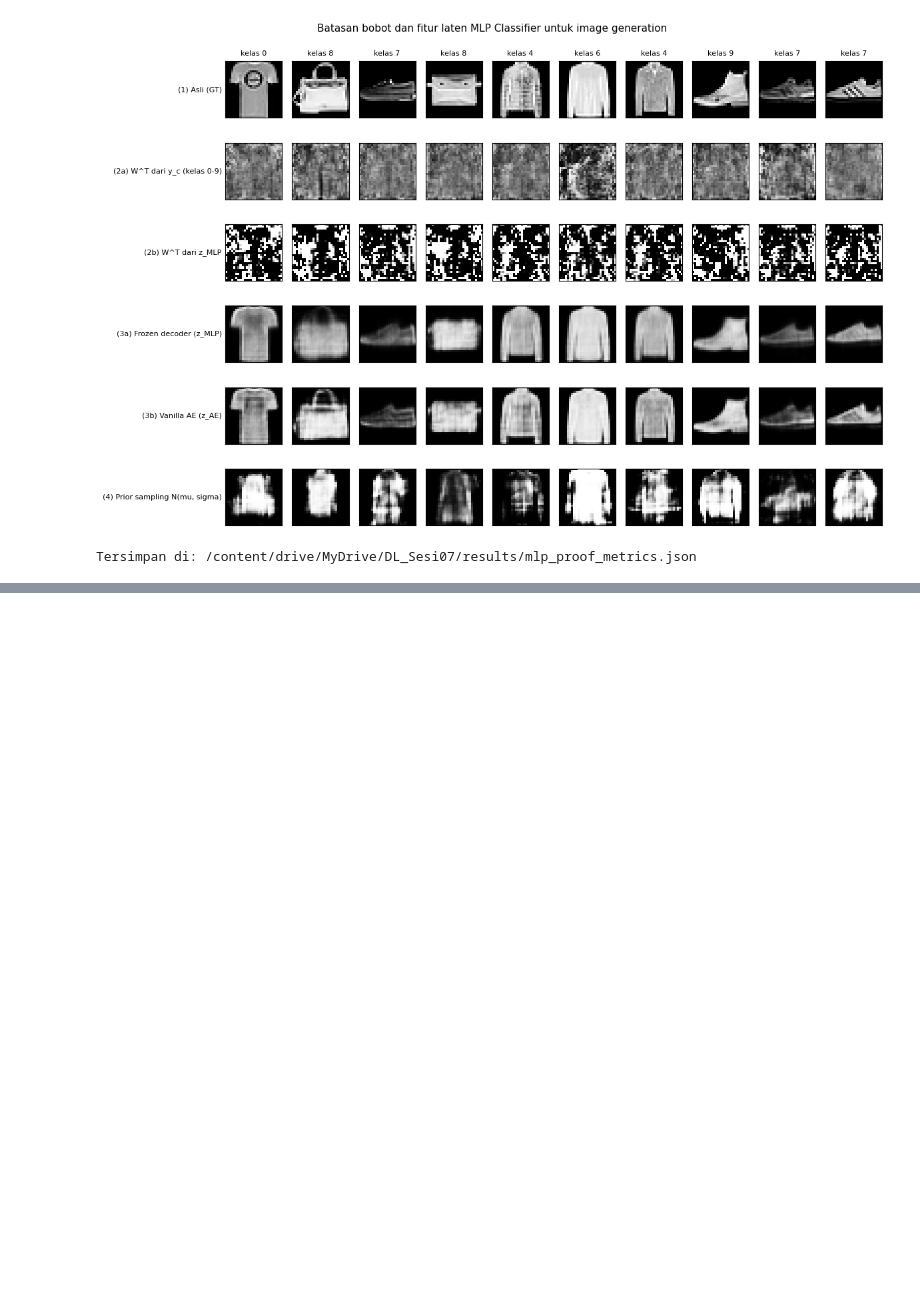
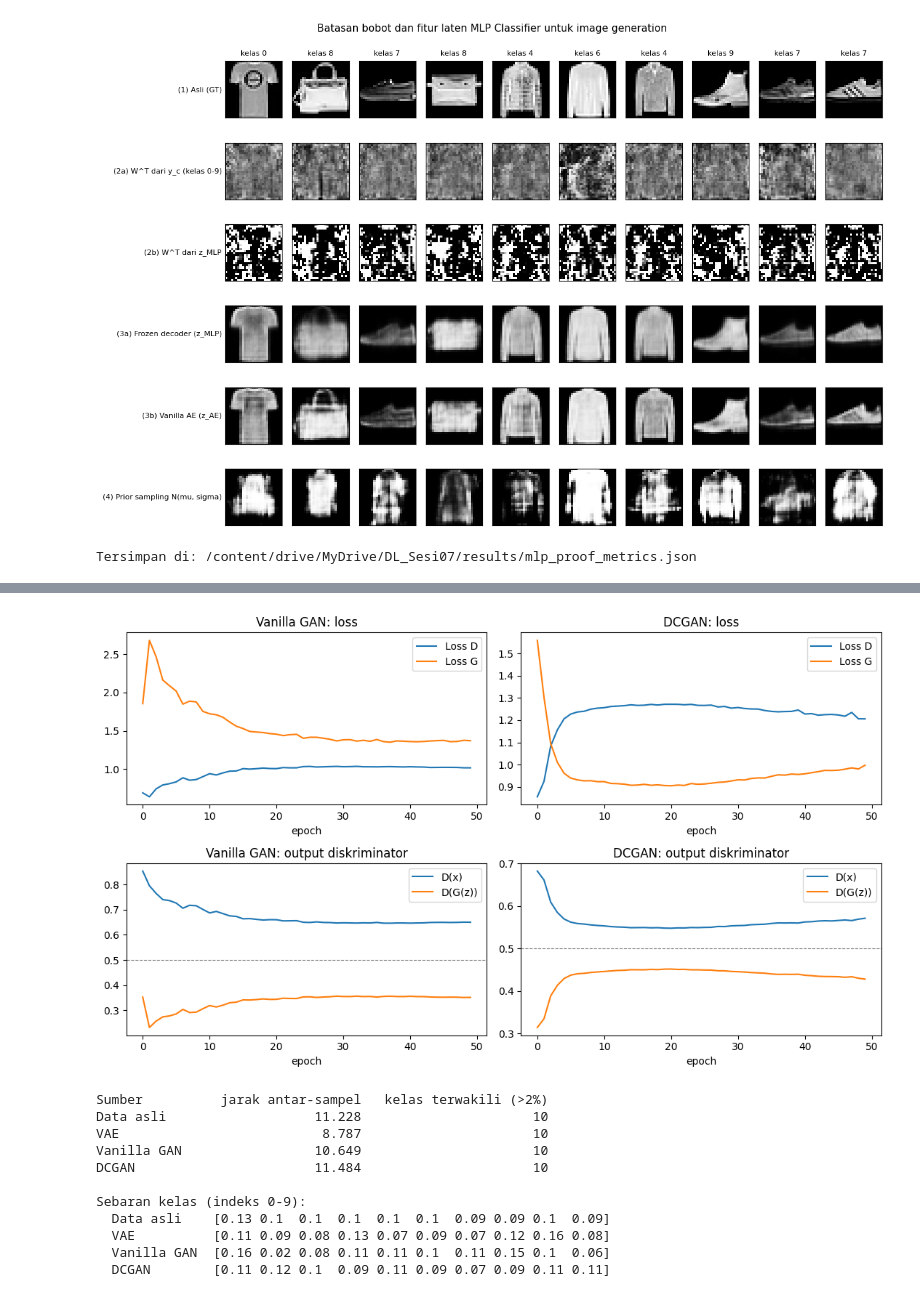
Before and after one commit to Cytrusssss/DeepLearningTakeHomeAssignment, a Jupyter notebook: main.ipynb, the cells around one changed output, grey strips where cells are left out. Cells and saved outputs as stored; diff of their text form; code cells hidden in the pictures; blank space fills up the shorter version.

```diff
--- a/main.ipynb
+++ b/main.ipynb
@@ -517,0 +953,46 @@ Tersimpan di: /content/drive/MyDrive/DL_Sesi07/results/mlp_proof_metrics.json
+# %%
+fig, axes = plt.subplots(2, 2, figsize=(11, 6.5))
+for col, (name, h) in enumerate([("Vanilla GAN", hist_gan), ("DCGAN", hist_dcgan)]):
+    axes[0, col].plot(h["loss_D"], label="Loss D"); axes[0, col].plot(h["loss_G"], label="Loss G")
+    axes[0, col].set_title(f"{name}: loss"); axes[0, col].set_xlabel("epoch"); axes[0, col].legend()
+    axes[1, col].plot(h["D_real"], label="D(x)"); axes[1, col].plot(h["D_fake"], label="D(G(z))")
+    axes[1, col].axhline(0.5, color='gray', ls='--', lw=0.8)
+    axes[1, col].set_title(f"{name}: output diskriminator"); axes[1, col].set_xlabel("epoch"); axes[1, col].legend()
+plt.tight_layout()
+fig.savefig(FIG_DIR / "gan_training_curves.png", dpi=200, bbox_inches='tight')
+plt.show()
+
+@torch.no_grad()
+def diversity_report(imgs01, n_cls=10):
+    probs = F.softmax(mlp(imgs01.to(device)), 1)
+    hist_cls = torch.bincount(probs.argmax(1), minlength=n_cls).float()
+    share = (hist_cls / hist_cls.sum()).cpu().numpy()
+    f = flat(imgs01.to(device))[:500]
+    pairwise = torch.pdist(f).mean().item()
+    return share, pairwise
+
+real_imgs = torch.cat([x for x, _ in list(loaders['test'])[:6]])[:2000]
+share_r, pd_r = diversity_report(real_imgs)
+print(f"{'Sumber':<14}{'jarak antar-sampel':>20}{'kelas terwakili (>2%)':>24}")
+print(f"{'Data asli':<14}{pd_r:>20.3f}{int((share_r > 0.02).sum()):>24}")
+DIVERSITY = {"Data asli": {"pairwise": pd_r, "class_share": share_r.tolist()}}
+for name in ["VAE", "Vanilla GAN", "DCGAN"]:
+    sh, pdv = diversity_report(SAMPLERS[name](2000))
+    DIVERSITY[name] = {"pairwise": pdv, "class_share": sh.tolist()}
+    print(f"{name:<14}{pdv:>20.3f}{int((sh > 0.02).sum()):>24}")
+print("\nSebaran kelas (indeks 0-9):")
+for k, v in DIVERSITY.items():
+    print(f"  {k:<12}", np.round(v["class_share"], 2))
+# %% [output]
+[figure, added]
+Sumber          jarak antar-sampel   kelas terwakili (>2%)
+Data asli                   11.228                      10
+VAE                          8.787                      10
+Vanilla GAN                 10.649                      10
+DCGAN                       11.484                      10
+
+Sebaran kelas (indeks 0-9):
+  Data asli    [0.13 0.1  0.1  0.1  0.1  0.1  0.09 0.09 0.1  0.09]
+  VAE          [0.11 0.09 0.08 0.13 0.07 0.09 0.07 0.12 0.16 0.08]
+  Vanilla GAN  [0.16 0.02 0.08 0.11 0.11 0.1  0.11 0.15 0.1  0.06]
+  DCGAN        [0.11 0.12 0.1  0.09 0.11 0.09 0.07 0.09 0.11 0.11]
```
Also changed, not shown: parts of 20 cells of this notebook.
